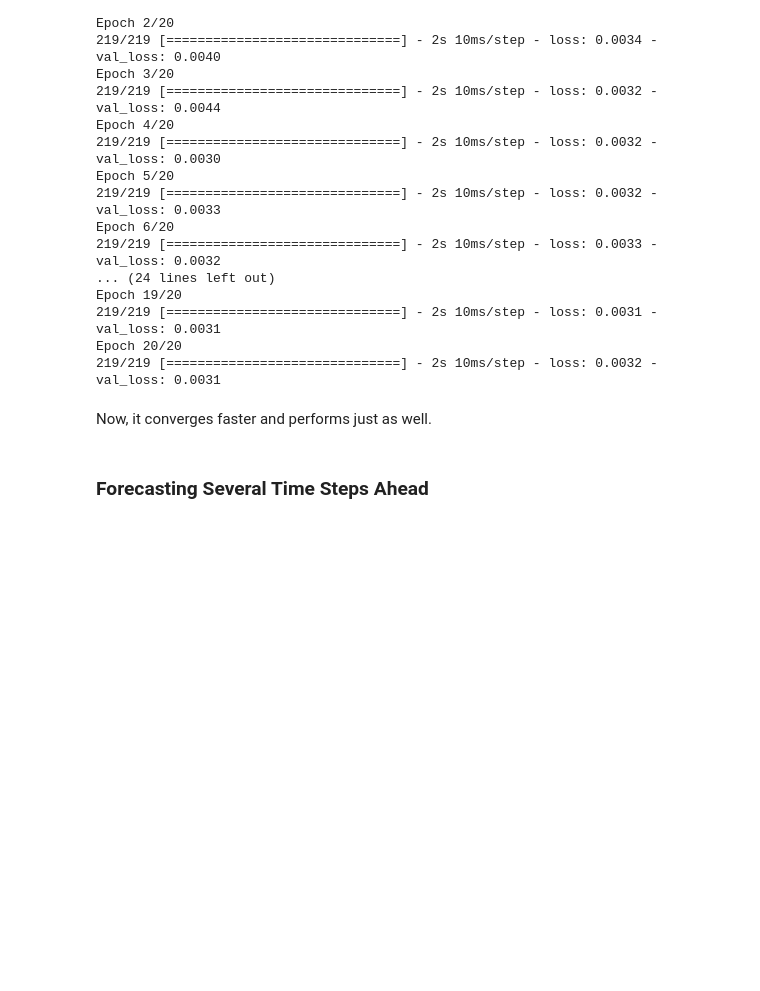
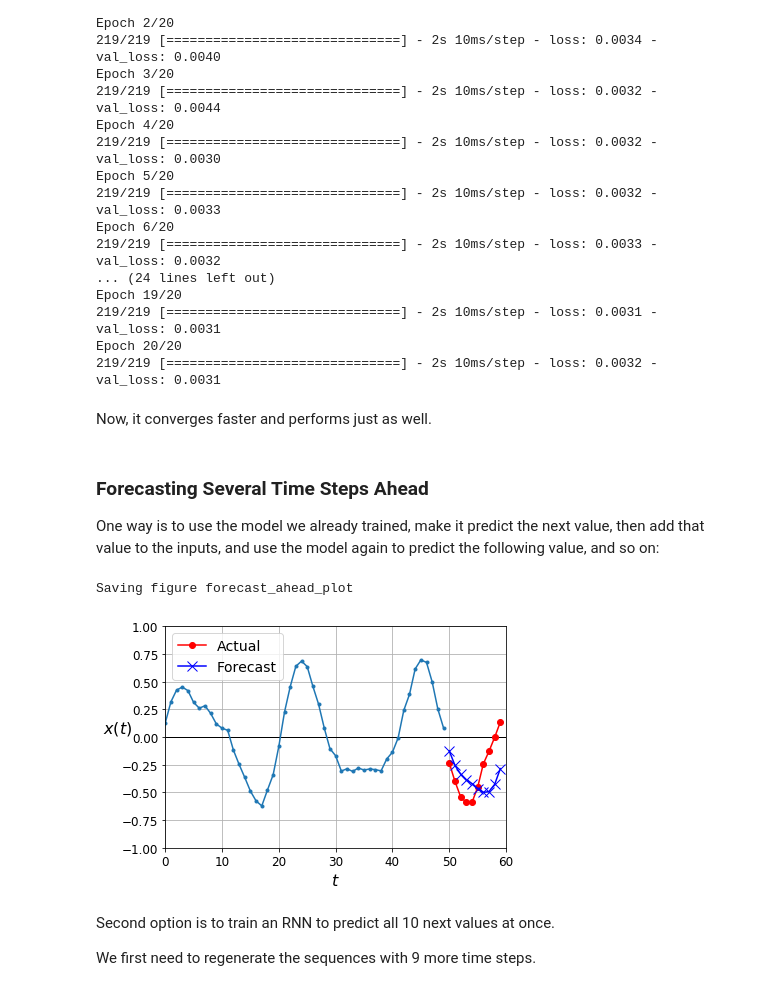
Before and after one commit to sankalptambe/processing-sequences-using-rnn-and-cnn, a Jupyter notebook: processing_sequences_using_rnn_and_cnn.ipynb, the cells around one changed output. Cells and saved outputs as stored; diff of their text form; code cells hidden in the pictures; blank space fills up the shorter version.

```diff
--- a/processing_sequences_using_rnn_and_cnn.ipynb
+++ b/processing_sequences_using_rnn_and_cnn.ipynb
@@ -285,5 +287,38 @@ Epoch 20/20
 219/219 [==============================] - 2s 10ms/step - loss: 0.0032 - val_loss: 0.0031
 # %% [markdown]
 Now, it converges faster and performs just as well.
-# %% [markdown]
-### Forecasting Several Time Steps Ahead
+# %% [markdown]
+### Forecasting Several Time Steps Ahead
+
+One way is to use the model we already trained, make it predict the next value, then add that value to the inputs, and use the model again to predict the following value, and so on:
+# %%
+series = generate_time_series(1, n_steps + 10)
+
+X_new, Y_new = series[:, :n_steps], series[:, n_steps:]
+
+X = X_new
+for step_ahead in range(10):
+    y_pred_one = model.predict(X[:, step_ahead:])[:, np.newaxis, :] # predict one value
+    X = np.concatenate([X, y_pred_one], axis=1) # add the predicted value to the input
+
+Y_pred = X[:, n_steps:]
+# %%
+def plot_multiple_forecasts(X, Y, Y_pred):
+    n_steps = X.shape[1]
+    ahead = Y.shape[1]
+    plot_series(X[0, :, 0]) #1
+    plt.plot(np.arange(n_steps, n_steps + ahead), Y[0, :, 0], "ro-", label="Actual") #2
+    plt.plot(np.arange(n_steps, n_steps + ahead), Y_pred[0, :, 0], "bx-", label="Forecast", markersize=10) #3
+    plt.axis([0, n_steps + ahead, -1, 1])
+    plt.legend(fontsize=14)
+
+plot_multiple_forecasts(X_new, Y_new, Y_pred)
+save_fig("forecast_ahead_plot")
+plt.show()
+# %% [output]
+Saving figure forecast_ahead_plot
+[figure, added]
+# %% [markdown]
+Second option is to train an RNN to predict all 10 next values at once.
+
+We first need to regenerate the sequences with 9 more time steps.
```
Also changed, not shown: parts of 19 cells of this notebook, 1 other file.
